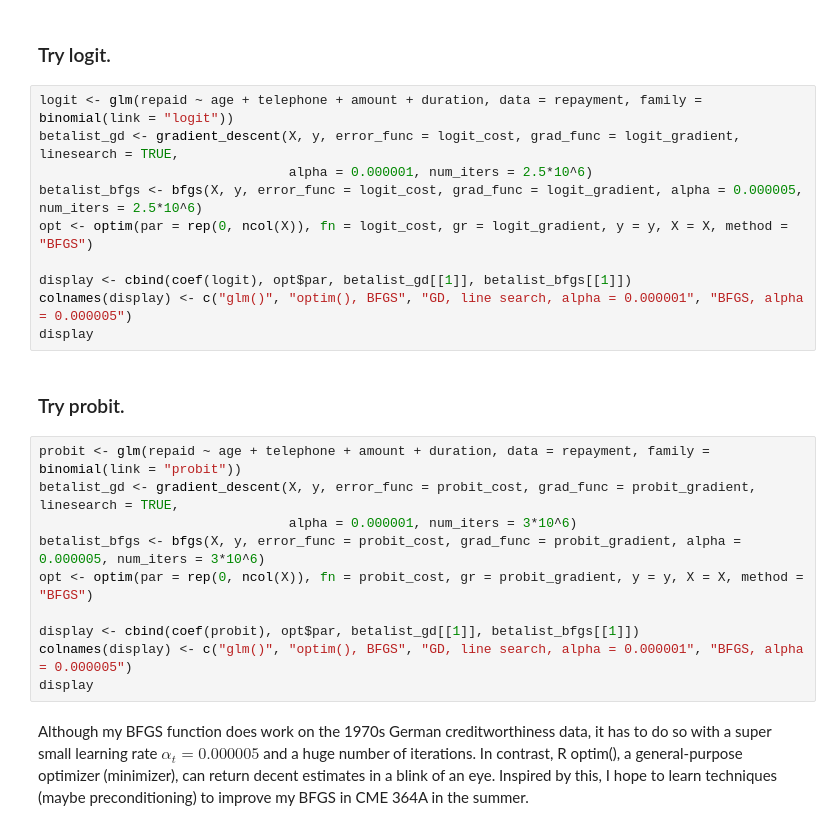
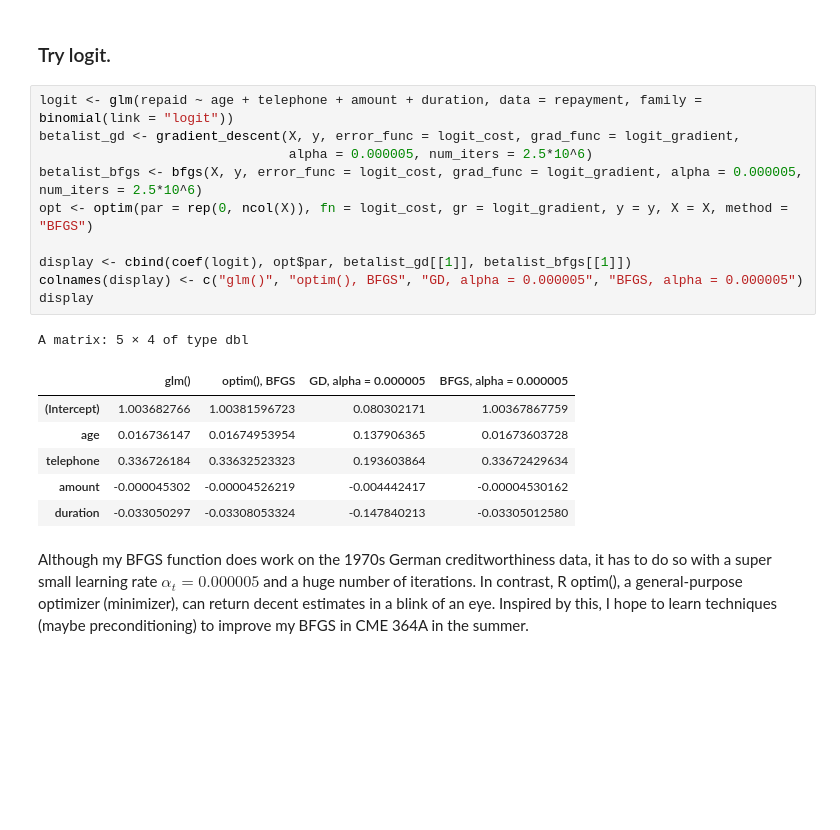
Before and after one commit to uclayanbo/OptimizationProjects, a Jupyter notebook: Project 2 - Generalized Linear Models.ipynb, the cells around one changed output. Drawn from its saved outputs; the diff is of its cells as text; blank space fills up the shorter version.

```diff
--- a/Project 2 - Generalized Linear Models.ipynb
+++ b/Project 2 - Generalized Linear Models.ipynb
@@ -438,25 +438,21 @@ y <- repayment$repaid
 ### Try logit.
 # %%
 logit <- glm(repaid ~ age + telephone + amount + duration, data = repayment, family = binomial(link = "logit"))
-betalist_gd <- gradient_descent(X, y, error_func = logit_cost, grad_func = logit_gradient, linesearch = TRUE,
-                                alpha = 0.000001, num_iters = 2.5*10^6)
+betalist_gd <- gradient_descent(X, y, error_func = logit_cost, grad_func = logit_gradient,
+                                alpha = 0.000005, num_iters = 2.5*10^6)
 betalist_bfgs <- bfgs(X, y, error_func = logit_cost, grad_func = logit_gradient, alpha = 0.000005, num_iters = 2.5*10^6)
 opt <- optim(par = rep(0, ncol(X)), fn = logit_cost, gr = logit_gradient, y = y, X = X, method = "BFGS")
 
 display <- cbind(coef(logit), opt$par, betalist_gd[[1]], betalist_bfgs[[1]])
-colnames(display) <- c("glm()", "optim(), BFGS", "GD, line search, alpha = 0.000001", "BFGS, alpha = 0.000005")
+colnames(display) <- c("glm()", "optim(), BFGS", "GD, alpha = 0.000005", "BFGS, alpha = 0.000005")
 display
+# %% [output]
+A matrix: 5 × 4 of type dbl
+|  | glm() | optim(), BFGS | GD, alpha = 0.000005 | BFGS, alpha = 0.000005 |
+| (Intercept) | 1.003682766 | 1.00381596723 | 0.080302171 | 1.00367867759 |
+| age | 0.016736147 | 0.01674953954 | 0.137906365 | 0.01673603728 |
+| telephone | 0.336726184 | 0.33632523323 | 0.193603864 | 0.33672429634 |
+| amount | -0.000045302 | -0.00004526219 | -0.004442417 | -0.00004530162 |
+| duration | -0.033050297 | -0.03308053324 | -0.147840213 | -0.03305012580 |
-# %% [markdown]
-### Try probit.
-# %%
-probit <- glm(repaid ~ age + telephone + amount + duration, data = repayment, family = binomial(link = "probit"))
-betalist_gd <- gradient_descent(X, y, error_func = probit_cost, grad_func = probit_gradient, linesearch = TRUE,
-                                alpha = 0.000001, num_iters = 3*10^6)
-betalist_bfgs <- bfgs(X, y, error_func = probit_cost, grad_func = probit_gradient, alpha = 0.000005, num_iters = 3*10^6)
-opt <- optim(par = rep(0, ncol(X)), fn = probit_cost, gr = probit_gradient, y = y, X = X, method = "BFGS")
-
-display <- cbind(coef(probit), opt$par, betalist_gd[[1]], betalist_bfgs[[1]])
-colnames(display) <- c("glm()", "optim(), BFGS", "GD, line search, alpha = 0.000001", "BFGS, alpha = 0.000005")
-display
 # %% [markdown]
 Although my BFGS function does work on the 1970s German creditworthiness data, it has to do so with a super small learning rate $\alpha_t = 0.000005$ and a huge number of iterations. In contrast, R optim(), a general-purpose optimizer (minimizer), can return decent estimates in a blink of an eye. Inspired by this, I hope to learn techniques (maybe preconditioning) to improve my BFGS in CME 364A in the summer.
```
Also changed, not shown: parts of 4 cells of this notebook.
